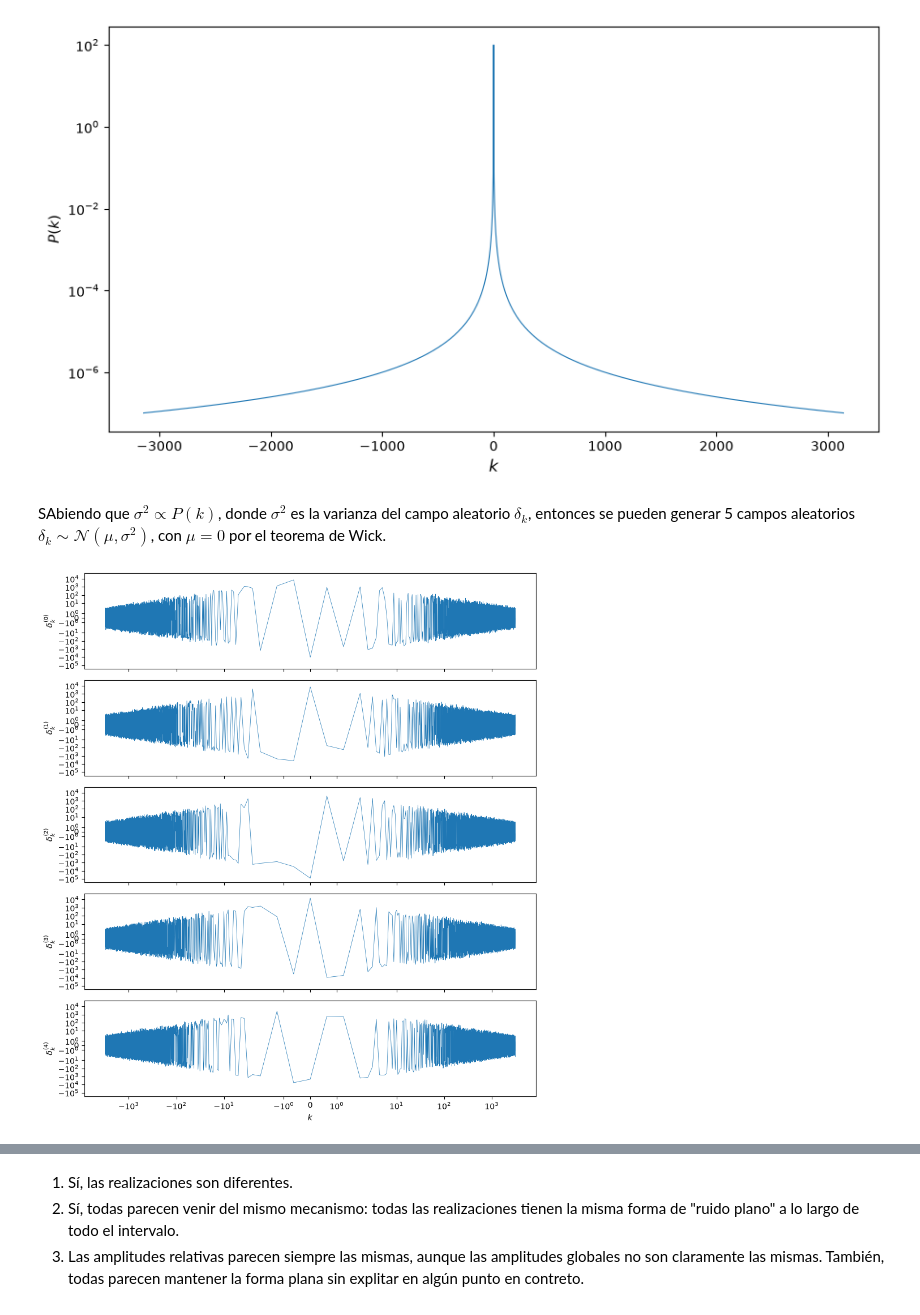
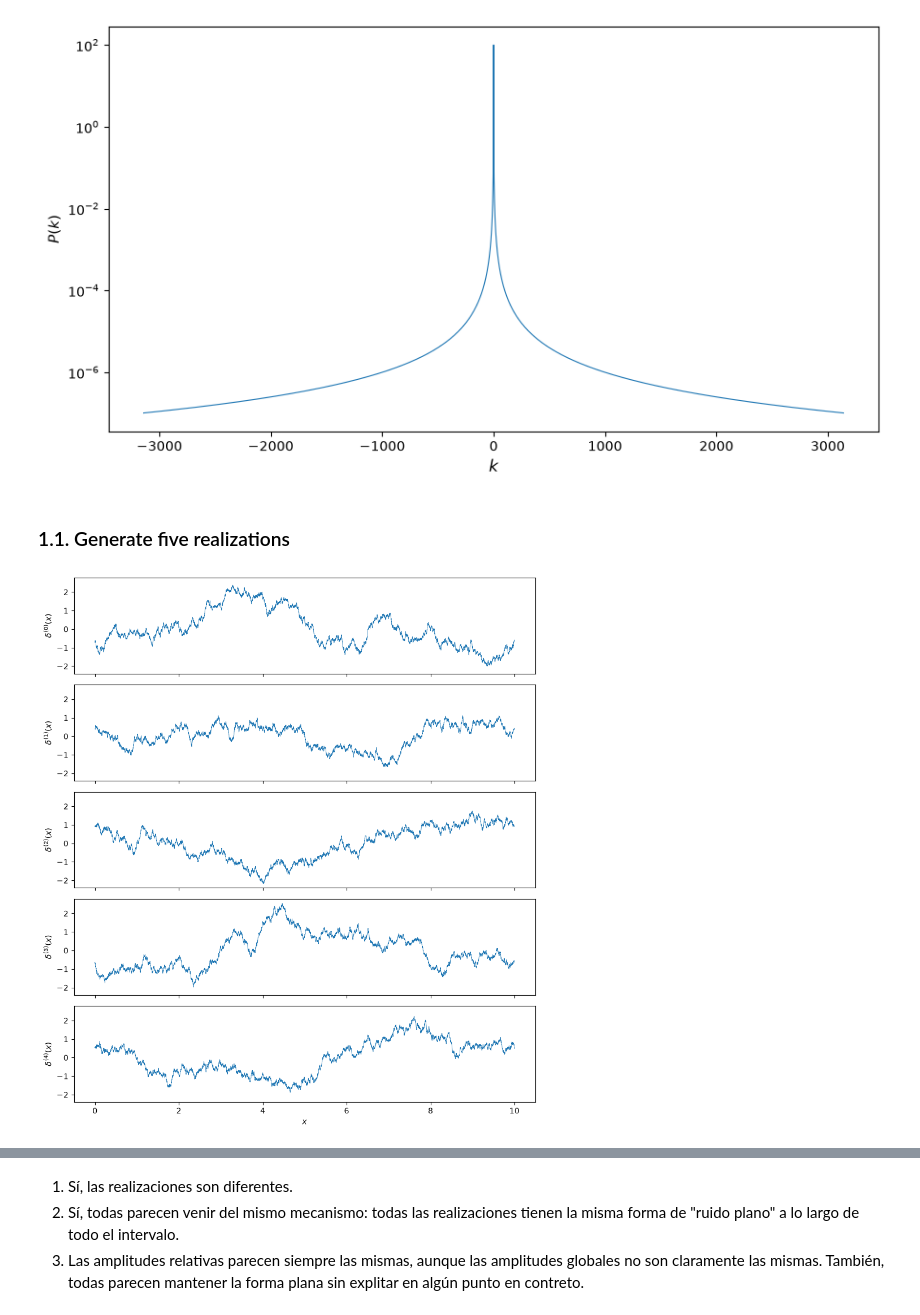
Before and after one commit to jairferrara/num-est, a Jupyter notebook: 03/03.ipynb, the cells around one changed output, grey strips where cells are left out. Cells and saved outputs as stored; diff of their text form; code cells hidden in the pictures.

```diff
--- a/03/03.ipynb
+++ b/03/03.ipynb
@@ -11,9 +11,12 @@
 import numpy as np
 import matplotlib.pyplot as plt
 
-def P(k, ep):
+def P(k, ep, N=2, abs=True):
     n = 1
-    d = (np.abs(k) + ep) ** 2
+    if abs:
+        d = (np.abs(k) + ep) ** N
+    else:
+        d = (k + ep) ** N
     return n / d
 
 SEED = 42
@@ -21,14 +24,16 @@ rng = np.random.default_rng(SEED)
 
 N = 10000 # Samples
 lb, rb = 0, 10 # Bounderies
+L = rb - lb # Length of the box
 
-real_space = np.linspace(lb, rb, N)
-dx = real_space[1] - real_space[0]
+real_space = np.linspace(lb, rb, N, endpoint=False)
+dx = L / N # Spacing between samples
 
 fourier_space_unshifted = 2 * np.pi * np.fft.fftfreq(N, d=dx)
 fourier_space = np.fft.fftshift(fourier_space_unshifted)
 
-Pk = P(fourier_space, ep=0.1)
+Pk_unshifted = P(fourier_space_unshifted, ep=0.1)
+Pk = np.fft.fftshift(Pk_unshifted)
 
 plt.figure(figsize=(9, 5))
 plt.plot(fourier_space, Pk, lw=0.8)
@@ -39,23 +44,27 @@ plt.tight_layout()
 plt.show()
 # %% [output]
 [figure]
-# %% [markdown]
-SAbiendo que $\sigma^2 \propto P(k)$, donde $\sigma^2$ es la varianza del campo aleatorio $\delta_k$, entonces se pueden generar 5 campos aleatorios $\delta_k \sim \mathcal{N}(\mu, \sigma^2)$, con $\mu = 0$ por el teorema de Wick.
+# %% [markdown]
+### 1.1. Generate five realizations
 # %%
 rng_childs = rng.spawn(5) # Childs
 
-L = 10
-delta_k = np.asarray([rng_childs[i].normal(0, np.sqrt(N ** 2 * Pk / L)) for i in range(5)])
-delta_x = np.fft.ifft(np.fft.ifftshift(delta_k, axes=1), axis=1)
+delta_k = np.empty((5, N), dtype=complex)
+for i, g in enumerate(rng.spawn(5)):
+    A = np.sqrt(N**2 * Pk_unshifted / L / 2) * (g.normal(size=N) + 1j * g.normal(size=N))
+    A[0] = 0
+    A[N//2] = np.sqrt(2) * A[N//2].real
+    A[N//2+1:] = np.conj(A[1:N//2][::-1])
+    delta_k[i] = A
+
+delta_x = np.fft.ifft(delta_k, axis=1)
+
+fig, axs = plt.subplots(5, 1, figsize=(9, 10), sharex=True, sharey=True)
+for i, ax in enumerate(axs):
+    ax.plot(real_space, delta_x[i].real, lw=0.5)
+    ax.set_ylabel(rf'$\delta^{{({i})}}(x)$')
+axs[-1].set_xlabel('$x$')
+plt.tight_layout()
+plt.show()
+# %% [output]
+[figure, added]
-# %%
-fig, axs = plt.subplots(5, 1, figsize=(9, 10), sharex=True, sharey=True)
-for i, ax in enumerate(axs):
-    ax.plot(fourier_space, delta_k[i], lw=0.5)
-    ax.set_ylabel(rf'$\delta_k^{{({i})}}$')
-axs[-1].set_xscale('symlog')
-axs[-1].set_yscale('symlog')
-axs[-1].set_xlabel('$k$')
-plt.tight_layout()
-plt.show()
-# %% [output]
-[figure, removed]
```
Also changed, not shown: parts of 24 cells of this notebook.
